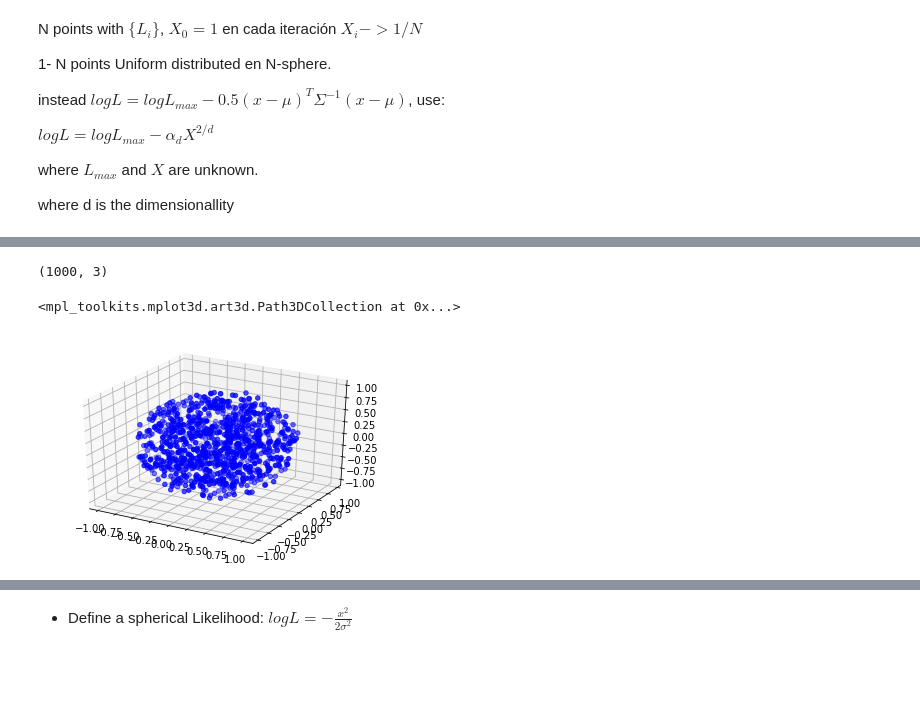
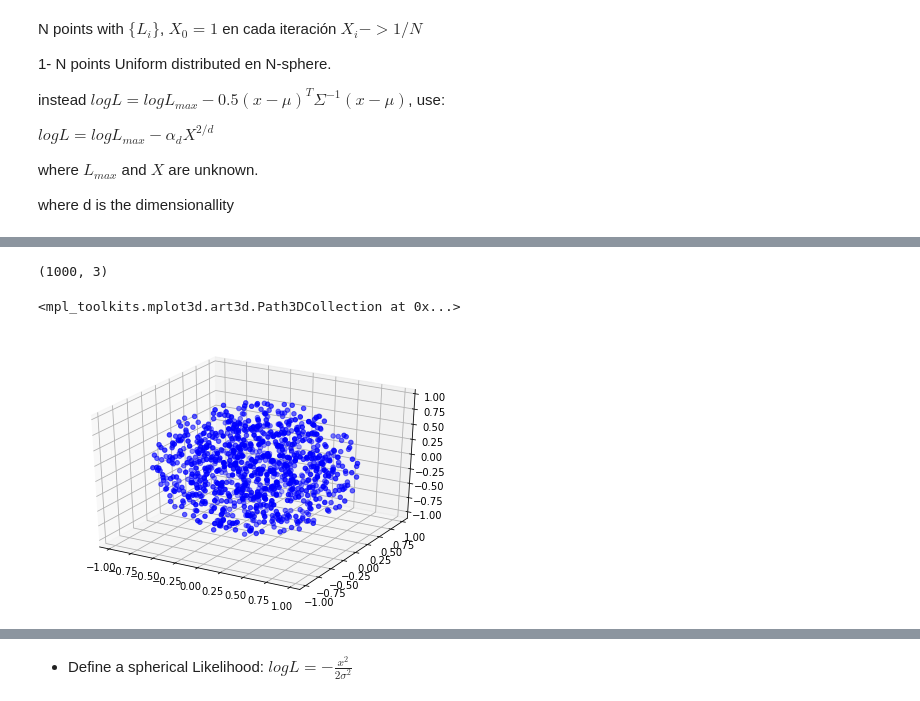
Before and after one commit to igomezv/nestedSampling, a Jupyter notebook: N-sphere.ipynb, the cells around one changed output, grey strips where cells are left out. Drawn from its saved outputs; the diff is of its cells as text; code cells hidden in the pictures; blank space fills up the shorter version.

```diff
--- a/N-sphere.ipynb
+++ b/N-sphere.ipynb
@@ -42,14 +42,15 @@ ax.set_aspect('equal', 'box')
 # %%
 points3d = samplingNSphere(1000, 3)
 print(points3d.shape)
 fig = plt.figure()
 # ax = fig.add_subplot(111,projection='3d')
 ax = fig.gca(projection='3d')
+plt.tight_layout()
 ax.scatter(points3d[:,0], points3d[:,1], points3d[:, 2], c='b')
 # %% [output]
 (1000, 3)
 <mpl_toolkits.mplot3d.art3d.Path3DCollection at 0x...>
-[figure, old version]
+[figure, new version]
 # %%
 points4d = samplingNSphere(1000, 100)
 fig = plt.figure()
```
Also changed, not shown: parts of 12 cells of this notebook.
